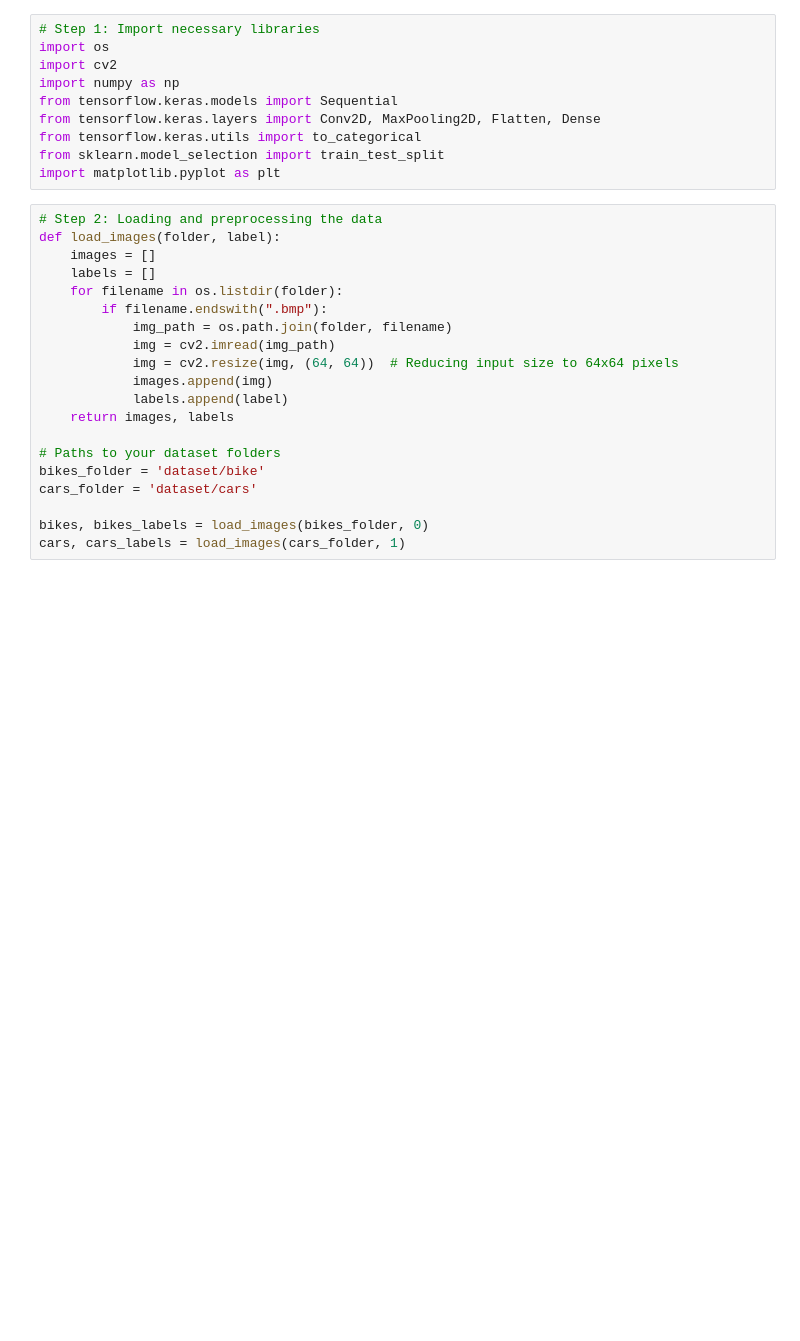
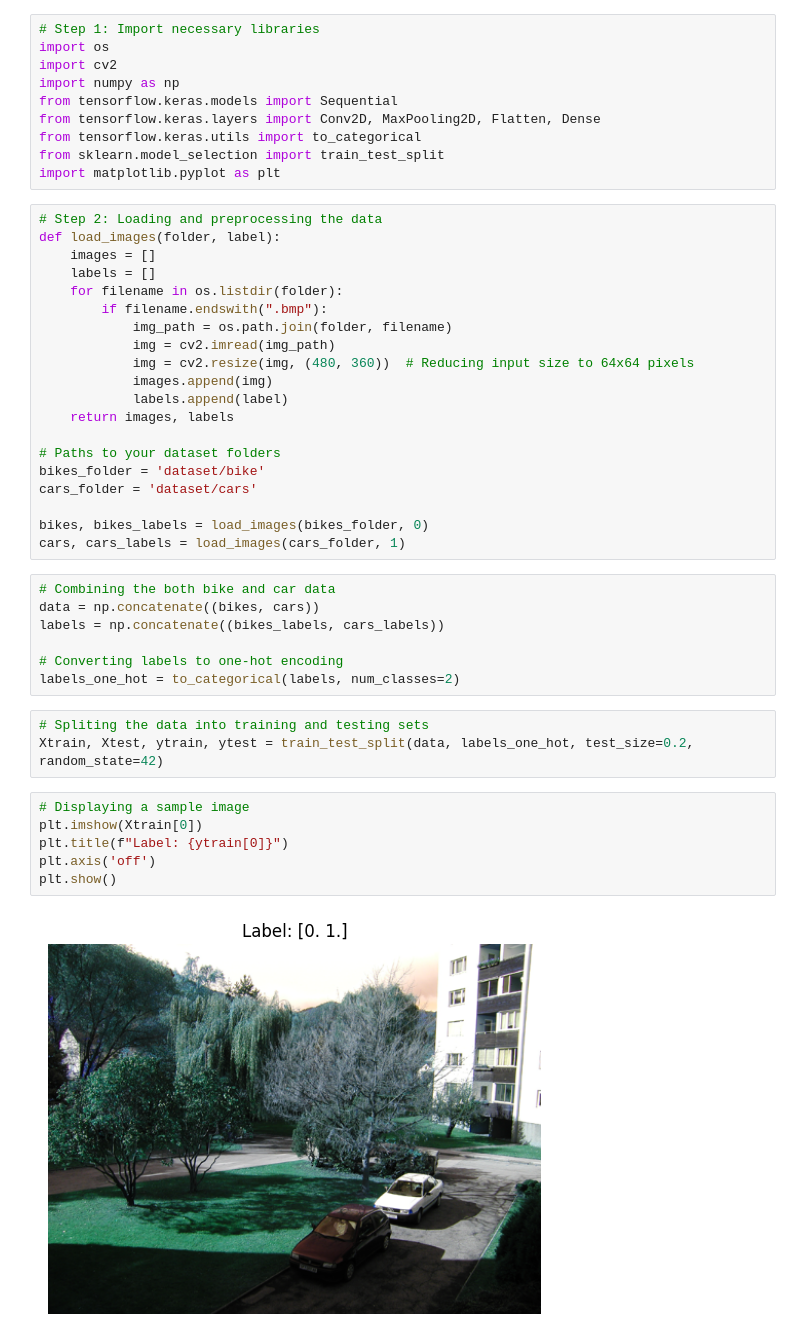
Before and after one commit to RameshRukshan/A4-Group1-ML_Model, a Jupyter notebook: model.ipynb, the cells around one changed output. Cells and saved outputs as stored; diff of their text form; blank space fills up the shorter version.

Commit message:
Splitting data into training and testing sets

```diff
--- a/model.ipynb
+++ b/model.ipynb
@@ -41,7 +41,7 @@ def load_images(folder, label):
         if filename.endswith(".bmp"):
             img_path = os.path.join(folder, filename)
             img = cv2.imread(img_path)
-            img = cv2.resize(img, (64, 64))  # Reducing input size to 64x64 pixels
+            img = cv2.resize(img, (480, 360))  # Reducing input size to 64x64 pixels
             images.append(img)
             labels.append(label)
     return images, labels
@@ -52,3 +52,21 @@ cars_folder = 'dataset/cars'
 
 bikes, bikes_labels = load_images(bikes_folder, 0)
 cars, cars_labels = load_images(cars_folder, 1)
+# %%
+# Combining the both bike and car data
+data = np.concatenate((bikes, cars))
+labels = np.concatenate((bikes_labels, cars_labels))
+
+# Converting labels to one-hot encoding
+labels_one_hot = to_categorical(labels, num_classes=2)
+# %%
+# Spliting the data into training and testing sets
+Xtrain, Xtest, ytrain, ytest = train_test_split(data, labels_one_hot, test_size=0.2, random_state=42)
+# %%
+# Displaying a sample image
+plt.imshow(Xtrain[0])
+plt.title(f"Label: {ytrain[0]}")
+plt.axis('off')
+plt.show()
+# %% [output]
+[figure, added]
```
